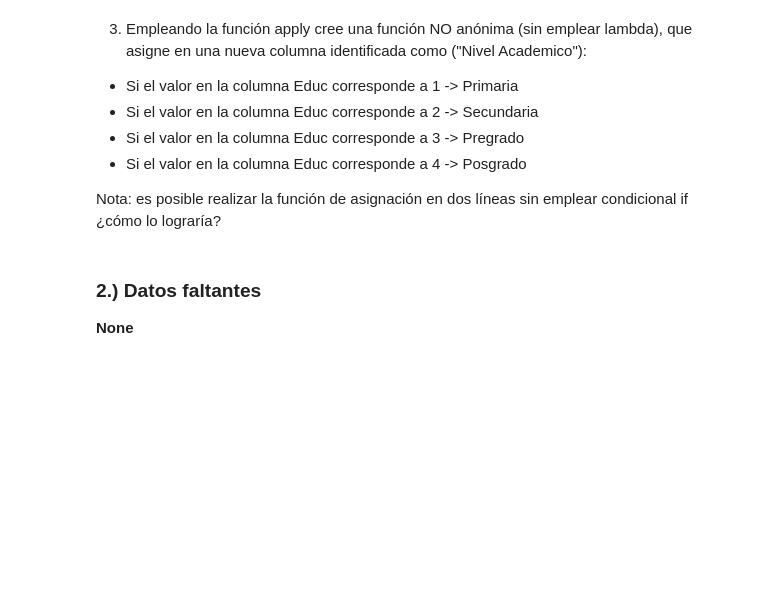
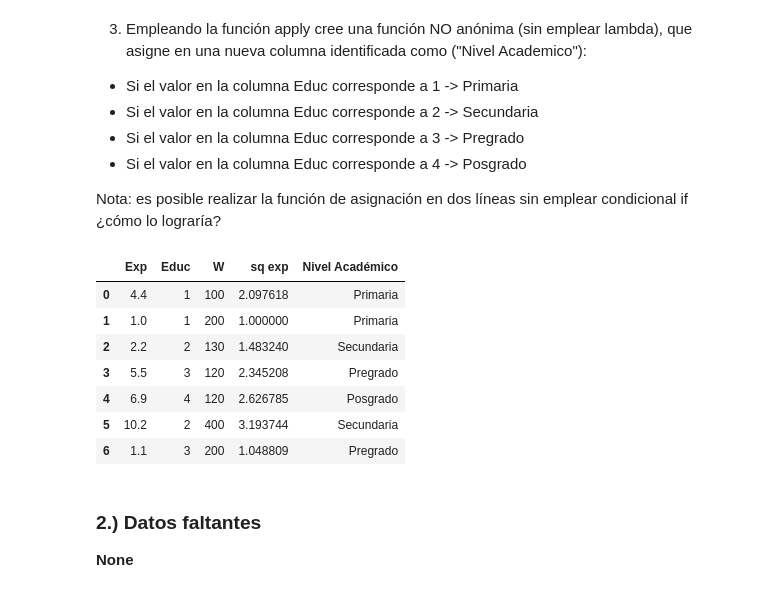
Before and after one commit to JuanAcevedoEcon/Data-Analysis-and-Intro-to-ML, a Jupyter notebook: Session 4/Sesión 4 (Limpieza y preparación de datos - Pandas 2).ipynb, the cells around one changed output. Saved outputs shown, nothing was run; the diff lists cells and outputs as text; code cells hidden in the pictures; blank space fills up the shorter version.

```diff
--- a/Session 4/Sesión 4 (Limpieza y preparación de datos - Pandas 2).ipynb
+++ b/Session 4/Sesión 4 (Limpieza y preparación de datos - Pandas 2).ipynb
@@ -28,0 +102,5 @@ data
+# %%
+f = lambda x: np.sqrt(x)
+
+data["sq exp"] = data["Exp"].map(f)
+data
@@ -36,6 +135,21 @@ data
 - Si el valor en la columna Educ corresponde a 4 -> Posgrado
 
 Nota: es posible realizar la función de asignación en dos líneas sin emplear condicional if ¿cómo lo lograría?
+# %%
+def nivel_academico(educ):
+    return ["Primaria", "Secundaria", "Pregrado", "Posgrado"][educ - 1]
+
+data["Nivel Académico"] = data["Educ"].apply(nivel_academico)
+data
+# %% [output]
+|  | Exp | Educ | W | sq exp | Nivel Académico |
+| 0 | 4.4 | 1 | 100 | 2.097618 | Primaria |
+| 1 | 1.0 | 1 | 200 | 1.000000 | Primaria |
+| 2 | 2.2 | 2 | 130 | 1.483240 | Secundaria |
+| 3 | 5.5 | 3 | 120 | 2.345208 | Pregrado |
+| 4 | 6.9 | 4 | 120 | 2.626785 | Posgrado |
+| 5 | 10.2 | 2 | 400 | 3.193744 | Secundaria |
+| 6 | 1.1 | 3 | 200 | 1.048809 | Pregrado |
 # %% [markdown]
 ### 2.) Datos faltantes
 
```
Also changed, not shown: parts of 30 cells of this notebook, 5 other files.
